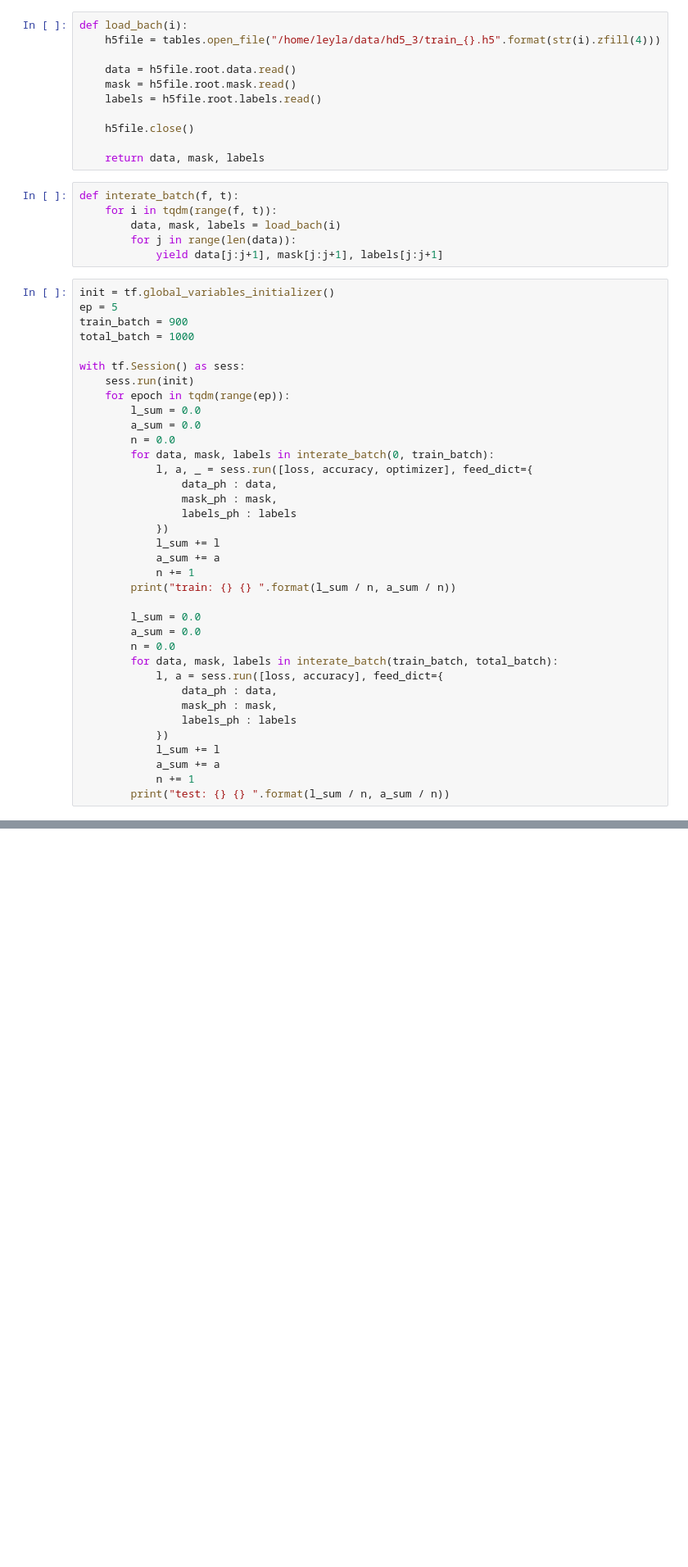
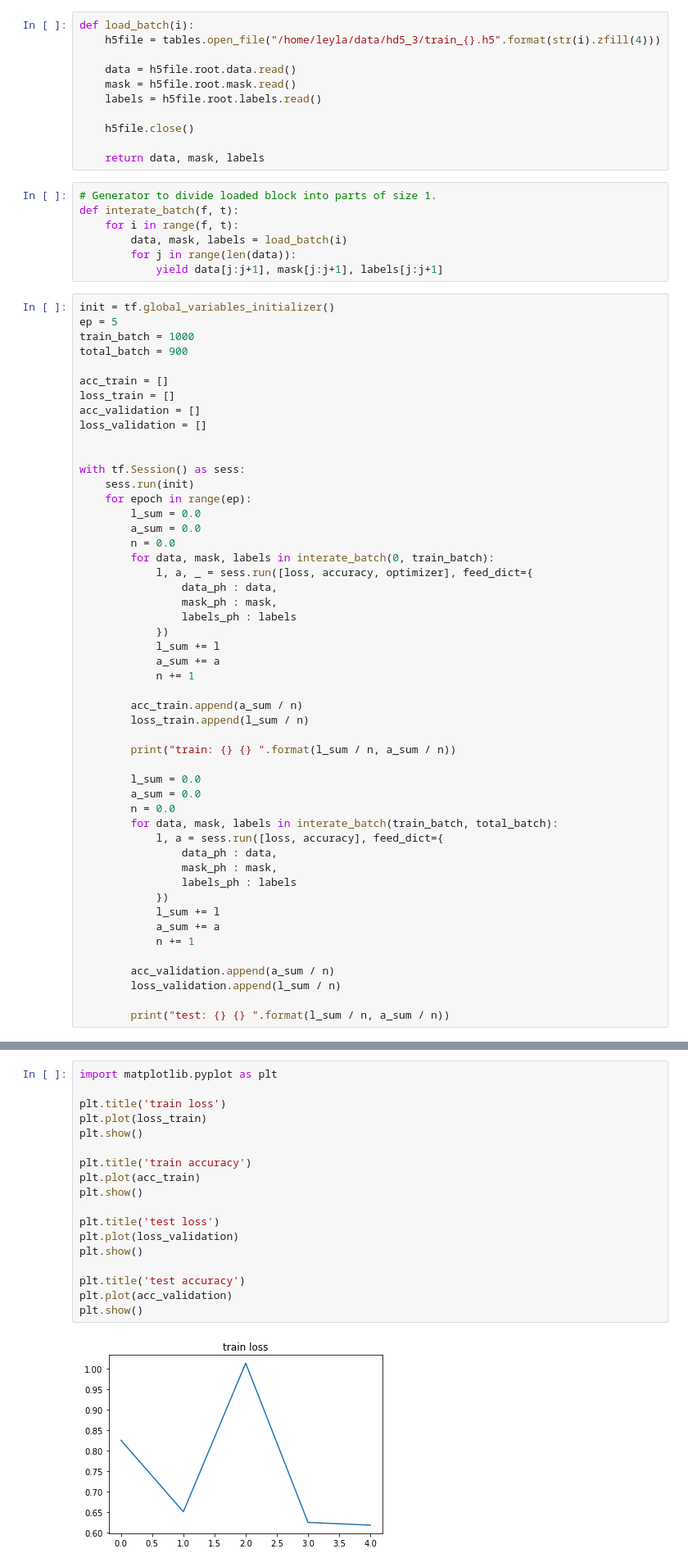
Before and after one commit to HeyLey/LArTPC-tracks, a Jupyter notebook: unet/unet.ipynb, the cells around one changed output, grey strips where cells are left out. Shown: that part at 82% size. Drawn from its saved outputs; the diff is of its cells as text; blank space fills up the shorter version.

```diff
--- a/unet/unet.ipynb
+++ b/unet/unet.ipynb
@@ -154,5 +180,5 @@ optimizer = tf.train.AdamOptimizer(0.01).minimize(loss)
 # %%
-def load_bach(i):
+def load_batch(i):
     h5file = tables.open_file("/home/leyla/data/hd5_3/train_{}.h5".format(str(i).zfill(4)))
 
     data = h5file.root.data.read()
@@ -163,20 +189,27 @@ def load_bach(i):
 
     return data, mask, labels
 # %%
+# Generator to divide loaded block into parts of size 1.
 def interate_batch(f, t):
-    for i in tqdm(range(f, t)):
-        data, mask, labels = load_bach(i)
+    for i in range(f, t):
+        data, mask, labels = load_batch(i)
         for j in range(len(data)):
             yield data[j:j+1], mask[j:j+1], labels[j:j+1]
 # %%
 init = tf.global_variables_initializer()
 ep = 5
-train_batch = 900
-total_batch = 1000
+train_batch = 1000
+total_batch = 900
+
+acc_train = []
+loss_train = []
+acc_validation = []
+loss_validation = []
+
 
 with tf.Session() as sess:
     sess.run(init)
-    for epoch in tqdm(range(ep)):
+    for epoch in range(ep):
         l_sum = 0.0
         a_sum = 0.0
         n = 0.0
@@ -189,6 +222,10 @@ with tf.Session() as sess:
             l_sum += l
             a_sum += a
             n += 1
+
+        acc_train.append(a_sum / n)
+        loss_train.append(l_sum / n)
+
         print("train: {} {} ".format(l_sum / n, a_sum / n))
 
         l_sum = 0.0
@@ -203,5 +240,9 @@ with tf.Session() as sess:
             l_sum += l
             a_sum += a
             n += 1
+
+        acc_validation.append(a_sum / n)
+        loss_validation.append(l_sum / n)
+
         print("test: {} {} ".format(l_sum / n, a_sum / n))
 # %% [output]
@@ -213,0 +259,20 @@ test: 0.7988812142312527 0.6830885381698608
+# %%
+import matplotlib.pyplot as plt
+
+plt.title('train loss')
+plt.plot(loss_train)
+plt.show()
+
+plt.title('train accuracy')
+plt.plot(acc_train)
+plt.show()
+
+plt.title('test loss')
+plt.plot(loss_validation)
+plt.show()
+
+plt.title('test accuracy')
+plt.plot(acc_validation)
+plt.show()
+# %% [output]
+[figure, added]
```
Also changed, not shown: parts of 16 cells of this notebook.
